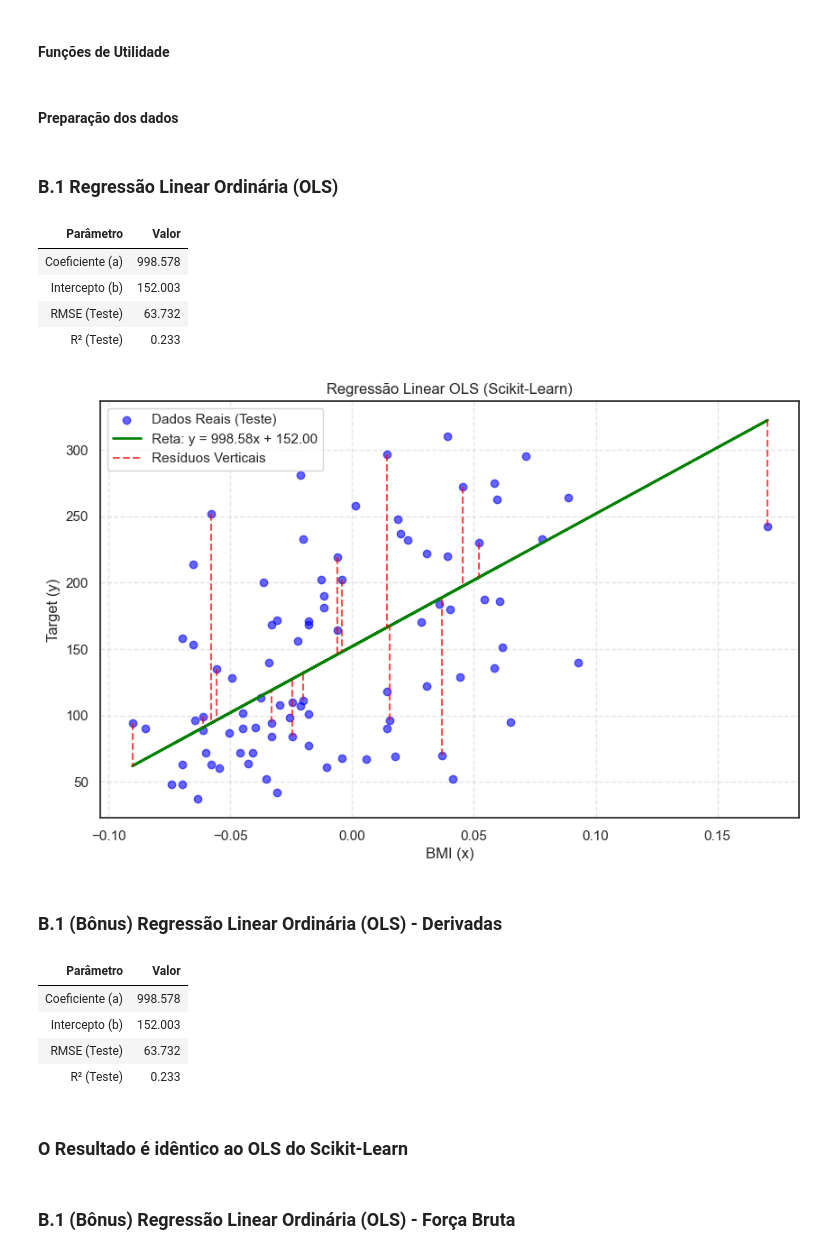
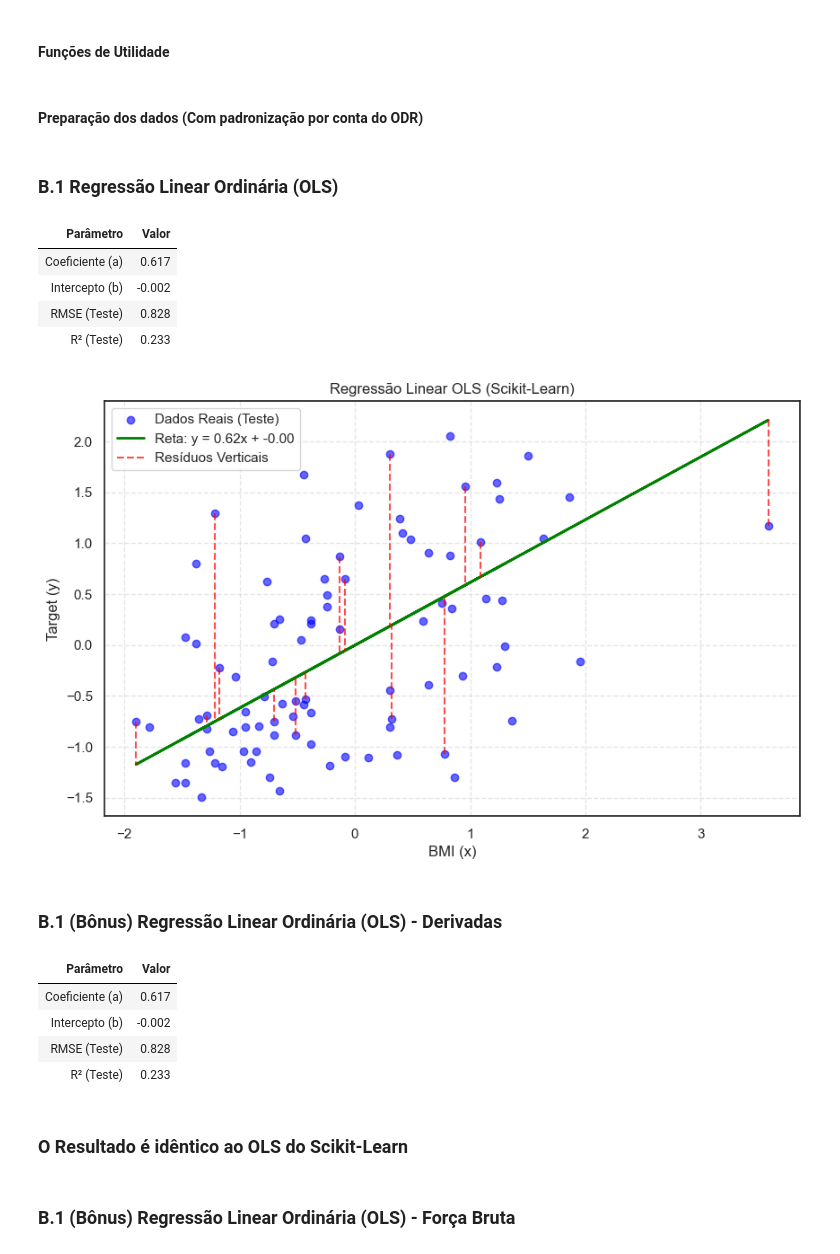
Before and after one commit to Asteriuz/CP1-IA, a Jupyter notebook: cp1-IA.ipynb, the cells around one changed output. Saved outputs shown, nothing was run; the diff lists cells and outputs as text; code cells hidden in the pictures.

```diff
--- a/cp1-IA.ipynb
+++ b/cp1-IA.ipynb
@@ -424,42 +426,49 @@ def plotar_resultados_ortogonal(
     plt.axis("equal")
     plt.show()
 # %% [markdown]
-#### Preparação dos dados
+#### Preparação dos dados (Com padronização por conta do ODR)
 # %%
 X_bmi = df_diabetes["bmi"].values.reshape(-1, 1)
 y = df_diabetes["target"].values
 
+scaler_X = StandardScaler()
+scaler_y = StandardScaler()
+
+X_bmi_scaled = scaler_X.fit_transform(X_bmi)
+y_bmi_scaled = scaler_y.fit_transform(y.reshape(-1, 1)).flatten()
+
+
 X_train_bmi, X_test_bmi, y_train_bmi, y_test_bmi = train_test_split(
-    X_bmi, y, test_size=0.2, random_state=42
+    X_bmi_scaled, y_bmi_scaled, test_size=0.2, random_state=42
 )
 # %% [markdown]
 ### B.1 Regressão Linear Ordinária (OLS)
 # %%
 modelo = LinearRegression().fit(X_train_bmi, y_train_bmi)
 
 y_pred_test_ols = modelo.predict(X_test_bmi)
-y_pred_all_ols = modelo.predict(X_bmi)
+y_pred_all_ols = modelo.predict(X_bmi_scaled)
 
 df_ols = avaliar_modelo_ols(y_test_bmi, y_pred_test_ols, modelo.coef_[0], modelo.intercept_)
 display(format_df_left(df_ols, "Parâmetro", casas_decimais=3))
 
 plotar_resultados(
     X_test_bmi,
     y_test_bmi,
-    X_bmi,
+    X_bmi_scaled,
     y_pred_all_ols,
     modelo.coef_[0],
     modelo.intercept_,
     "Regressão Linear OLS (Scikit-Learn)",
     "green",
 )
 # %% [output]
 | Parâmetro | Valor |
-| Coeficiente (a) | 998.578 |
-| Intercepto (b) | 152.003 |
-| RMSE (Teste) | 63.732 |
+| Coeficiente (a) | 0.617 |
+| Intercepto (b) | -0.002 |
+| RMSE (Teste) | 0.828 |
 | R² (Teste) | 0.233 |
-[figure, old version]
+[figure, new version]
 # %% [markdown]
 ### B.1 (Bônus) Regressão Linear Ordinária (OLS) - Derivadas
 # %%
@@ -472,7 +481,6 @@ def derivadas(x, y):
 a_deriv, b_deriv = derivadas(X_train_bmi.flatten(), y_train_bmi)
 
 y_pred_test_deriv = a_deriv * X_test_bmi.flatten() + b_deriv
-y_pred_all_deriv = a_deriv * X_bmi.flatten() + b_deriv
 
 df_deriv = avaliar_modelo_ols(y_test_bmi, y_pred_test_deriv, a_deriv, b_deriv)
 display(format_df_left(df_deriv, "Parâmetro", casas_decimais=3))
@@ -480,9 +488,9 @@ display(format_df_left(df_deriv, "Parâmetro", casas_decimais=3))
 display(Markdown("### O Resultado é idêntico ao OLS do Scikit-Learn"))
 # %% [output]
 | Parâmetro | Valor |
-| Coeficiente (a) | 998.578 |
-| Intercepto (b) | 152.003 |
-| RMSE (Teste) | 63.732 |
+| Coeficiente (a) | 0.617 |
+| Intercepto (b) | -0.002 |
+| RMSE (Teste) | 0.828 |
 | R² (Teste) | 0.233 |
 ### O Resultado é idêntico ao OLS do Scikit-Learn
 # %% [markdown]
```
Also changed, not shown: parts of 12 cells of this notebook, 1 other file.
